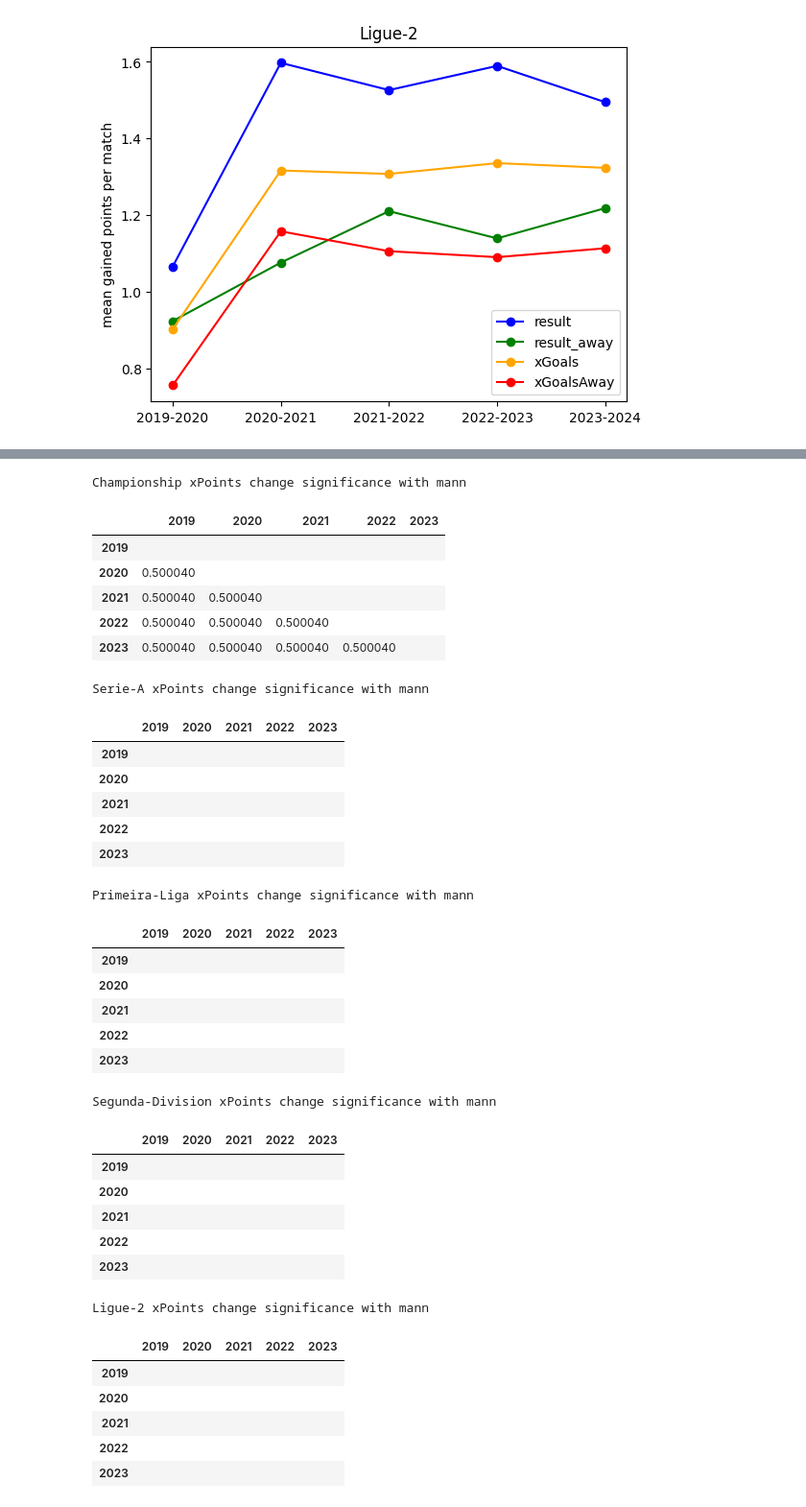
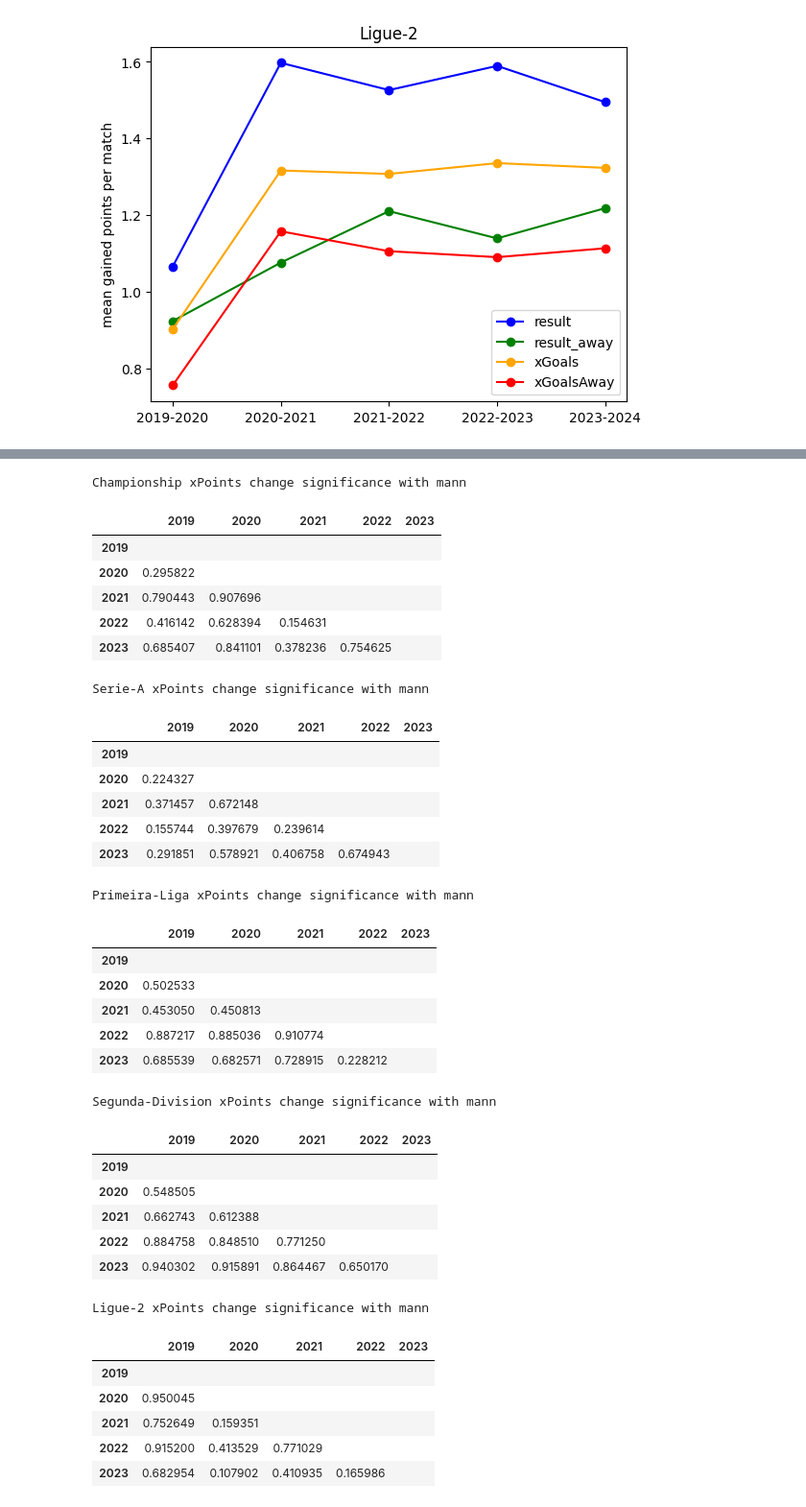
Before and after one commit to Matys53/REP_TP, a Jupyter notebook: Paper replication/replicate_results.ipynb, the cells around one changed output, grey strips where cells are left out. Shown at 96% size. Saved outputs shown, nothing was run; the diff lists cells and outputs as text; code cells hidden in the pictures.

```diff
--- a/Paper replication/replicate_results.ipynb
+++ b/Paper replication/replicate_results.ipynb
@@ -237,50 +289,50 @@ HTTPError: HTTP Error 429: Too Many Requests
 # %%
 from IPython.display import display
 def color_red_if_below(value):
     if value == '':
       return 'color: white'
-    color = 'red' if value < 0.05 else 'white'
+    color = 'red' if value < 0.05 else 'black'
     return f'color: {color}'
 
 for league in LEAGUES:
   tableau = tableaux[league].fillna('')
   tableau_styled = tableau.style.applymap(color_red_if_below)
   print(f'{league} xPoints change significance with mann')
   display(tableau_styled)
   print('\n')
 # %% [output]
 Championship xPoints change significance with mann
 |  | 2019 | 2020 | 2021 | 2022 | 2023 |
 | 2019 |  |  |  |  |  |
-| 2020 | 0.500040 |  |  |  |  |
-| 2021 | 0.500040 | 0.500040 |  |  |  |
-| 2022 | 0.500040 | 0.500040 | 0.500040 |  |  |
-| 2023 | 0.500040 | 0.500040 | 0.500040 | 0.500040 |  |
+| 2020 | 0.295822 |  |  |  |  |
+| 2021 | 0.790443 | 0.907696 |  |  |  |
+| 2022 | 0.416142 | 0.628394 | 0.154631 |  |  |
+| 2023 | 0.685407 | 0.841101 | 0.378236 | 0.754625 |  |
 Serie-A xPoints change significance with mann
 |  | 2019 | 2020 | 2021 | 2022 | 2023 |
 | 2019 |  |  |  |  |  |
-| 2020 |  |  |  |  |  |
-| 2021 |  |  |  |  |  |
-| 2022 |  |  |  |  |  |
-| 2023 |  |  |  |  |  |
+| 2020 | 0.224327 |  |  |  |  |
+| 2021 | 0.371457 | 0.672148 |  |  |  |
+| 2022 | 0.155744 | 0.397679 | 0.239614 |  |  |
+| 2023 | 0.291851 | 0.578921 | 0.406758 | 0.674943 |  |
 Primeira-Liga xPoints change significance with mann
 |  | 2019 | 2020 | 2021 | 2022 | 2023 |
 | 2019 |  |  |  |  |  |
-| 2020 |  |  |  |  |  |
-| 2021 |  |  |  |  |  |
-| 2022 |  |  |  |  |  |
-| 2023 |  |  |  |  |  |
+| 2020 | 0.502533 |  |  |  |  |
+| 2021 | 0.453050 | 0.450813 |  |  |  |
+| 2022 | 0.887217 | 0.885036 | 0.910774 |  |  |
+| 2023 | 0.685539 | 0.682571 | 0.728915 | 0.228212 |  |
 Segunda-Division xPoints change significance with mann
 |  | 2019 | 2020 | 2021 | 2022 | 2023 |
 | 2019 |  |  |  |  |  |
-| 2020 |  |  |  |  |  |
-| 2021 |  |  |  |  |  |
-| 2022 |  |  |  |  |  |
-| 2023 |  |  |  |  |  |
+| 2020 | 0.548505 |  |  |  |  |
+| 2021 | 0.662743 | 0.612388 |  |  |  |
+| 2022 | 0.884758 | 0.848510 | 0.771250 |  |  |
+| 2023 | 0.940302 | 0.915891 | 0.864467 | 0.650170 |  |
 Ligue-2 xPoints change significance with mann
 |  | 2019 | 2020 | 2021 | 2022 | 2023 |
 | 2019 |  |  |  |  |  |
-| 2020 |  |  |  |  |  |
-| 2021 |  |  |  |  |  |
-| 2022 |  |  |  |  |  |
-| 2023 |  |  |  |  |  |
+| 2020 | 0.950045 |  |  |  |  |
+| 2021 | 0.752649 | 0.159351 |  |  |  |
+| 2022 | 0.915200 | 0.413529 | 0.771029 |  |  |
+| 2023 | 0.682954 | 0.107902 | 0.410935 | 0.165986 |  |
```
Also changed, not shown: parts of 11 cells of this notebook.
